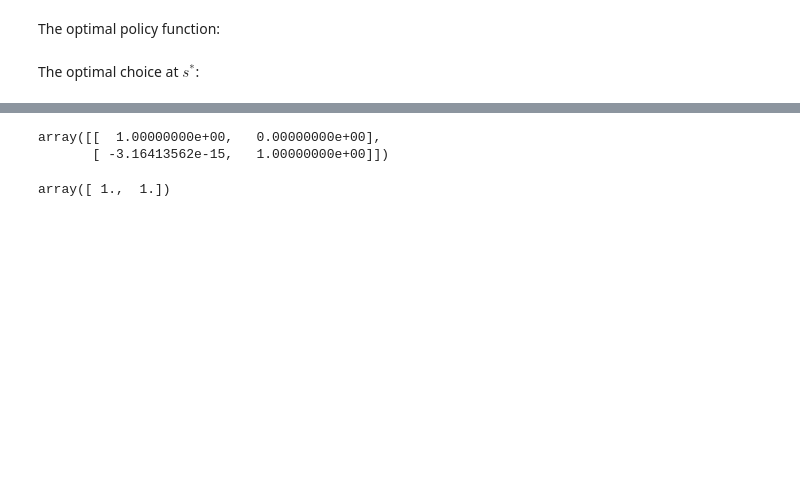
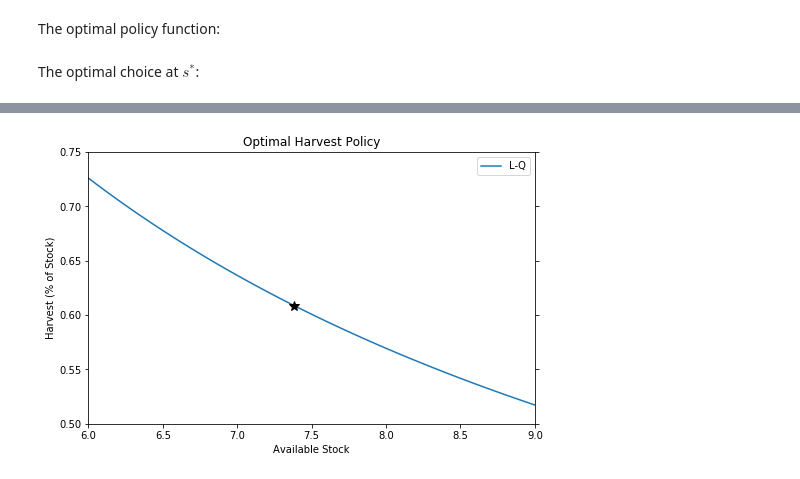
Before and after one commit to OyamaZemi/MirandaFackler.notebooks, a Jupyter notebook: lqapprox/lqapprox_py.ipynb, the cells around one changed output, grey strips where cells are left out. Cells and saved outputs as stored; diff of their text form; code cells hidden in the pictures; blank space fills up the shorter version.

```diff
--- a/lqapprox/lqapprox_py.ipynb
+++ b/lqapprox/lqapprox_py.ipynb
@@ -311,0 +309,12 @@ evaluate_path(lq, s_path, x_path)
+# %%
+f_star = f(s_star, x_star)
+Df_star = np.array([f_s(s_star, x_star), f_x(s_star, x_star)])
+DDf_star = np.array([[f_ss(s_star, x_star), f_sx(s_star, x_star)],
+                     [f_sx(s_star, x_star), f_xx(s_star, x_star)]])
+g_star = g(s_star, x_star)
+Dg_star = np.array([g_s(s_star, x_star), g_x(s_star, x_star)])
+# %%
+lq = approx_lq(s_star, x_star, f_star, Df_star, DDf_star, g_star, Dg_star, discount)
+# %%
+P, F, d = lq.stationary_values()
+P, F, d
@@ -364,3 +336,3 @@ array([[ 0.2025, -0.9   ]])
 # %%
-V_sp = lambda s: np.array([1, s]) @ P_sp @ np.array([1, s])
+X = lambda s: -(F @ np.array([1, s]))[0]
 # %%
@@ -384,11 +346,22 @@ x_star
-# %%
-G_sp = lq.A - lq.B @ F_sp
-G_sp
-# %% [output]
-array([[  1.00000000e+00,   0.00000000e+00],
-       [ -3.16413562e-15,   1.00000000e+00]])
-# %%
-w, v = np.linalg.eig(G_sp)
-w
-# %% [output]
-array([ 1.,  1.])
+# %%
+X = np.vectorize(X)
+s_min, s_max = 6, 9
+ss = np.linspace(s_min, s_max, 50)
+harvest = ss - X(ss)
+h_star = s_star - x_star
+title = "Optimal Harvest Policy"
+xlabel = "Available Stock"
+ylabel = "Harvest (% of Stock)"
+fig, ax = plt.subplots(figsize=(8,5))
+ax.plot(ss, harvest/ss, label='L-Q')
+ax.plot(s_star, h_star/s_star, '*', color='k', markersize=10)
+ax.set_xlim(s_min, s_max)
+ax.set_ylim(0.5, 0.75)
+ax.set_title(title)
+ax.set_xlabel(xlabel)
+ax.set_ylabel(ylabel)
+ax.tick_params(right='on')
+ax.legend()
+plt.show()
+# %% [output]
+[figure, added]
```
Also changed, not shown: parts of 56 cells of this notebook.
